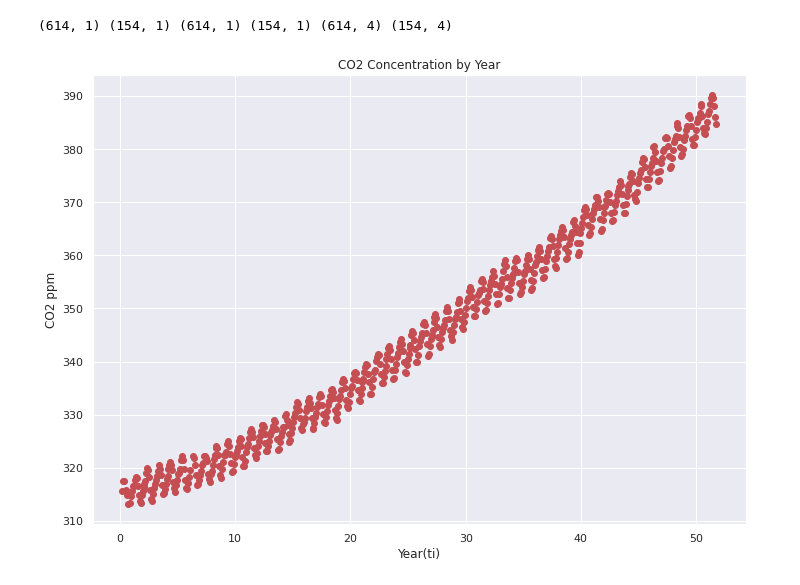
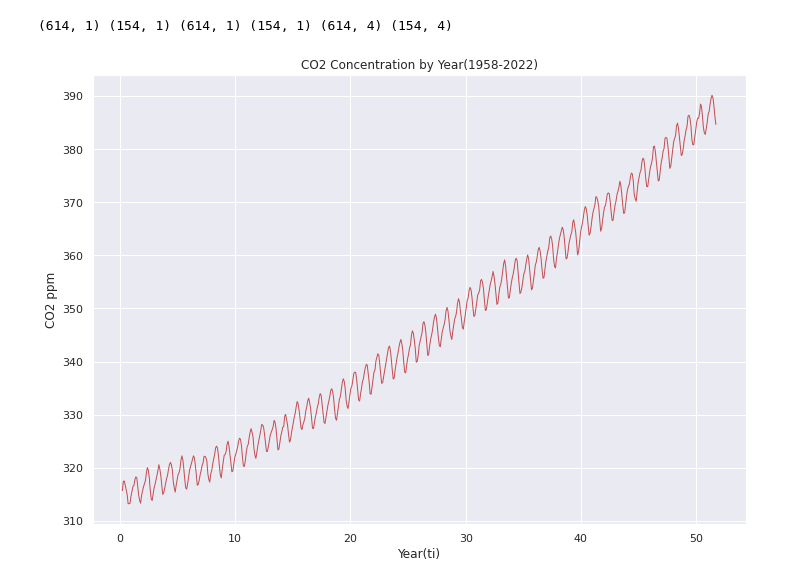
Before and after one commit to yonkeenn/projectForecastingCO2, a Jupyter notebook: projectForcastingC02.ipynb, the cells around one changed output. Drawn from its saved outputs; the diff is of its cells as text; code cells hidden in the pictures.

```diff
--- a/projectForcastingC02.ipynb
+++ b/projectForcastingC02.ipynb
@@ -105,11 +95,11 @@ print(x_train.shape, x_test.shape, y_train.shape, y_test.shape, df_co2_train.sha
 (614, 1) (154, 1) (614, 1) (154, 1) (614, 4) (154, 4)
 # %%
 # Plotting The Keeling Curve
-plt.scatter(x_train[:,0],y_train[:,0], linewidth = 1, color = 'r')
+plt.plot(x_train[:,0],y_train[:,0], linewidth = 1, color = 'r')
 plt.xlabel('Year(ti)')
 plt.ylabel('CO2 ppm')
-plt.title('CO2 Concentration by Year')
+plt.title('CO2 Concentration by Year(1958-2022)')
 plt.savefig('./images/CO2-curve.jpg')
 plt.show()
 # %% [output]
-[figure, old version]
+[figure, new version]
```
Also changed, not shown: parts of 14 cells of this notebook, 2 other files.
